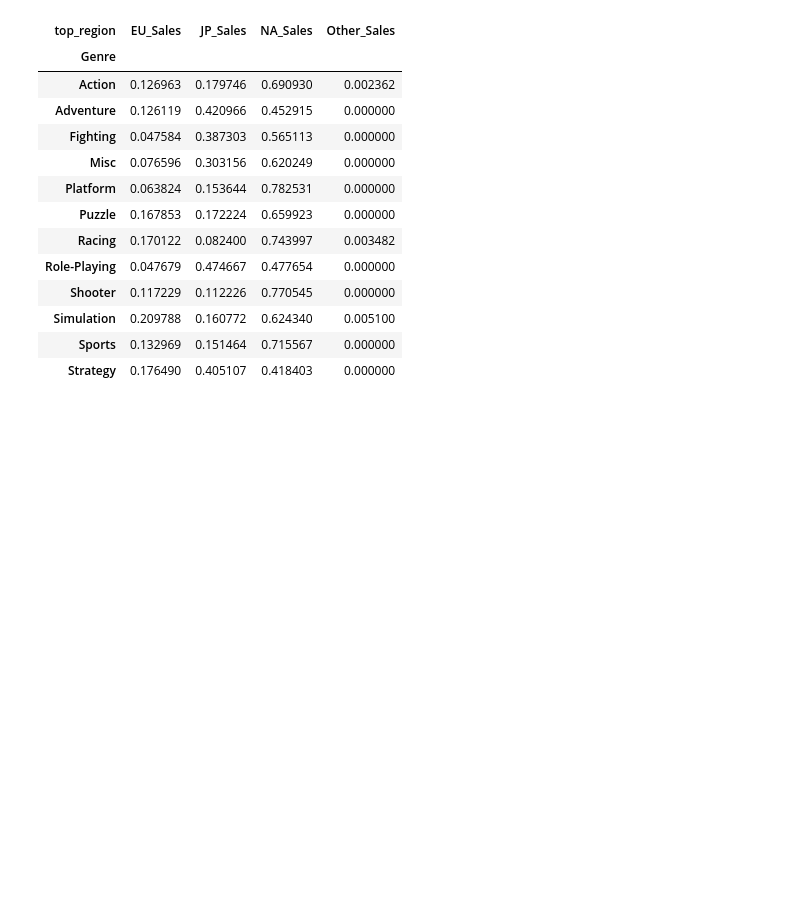
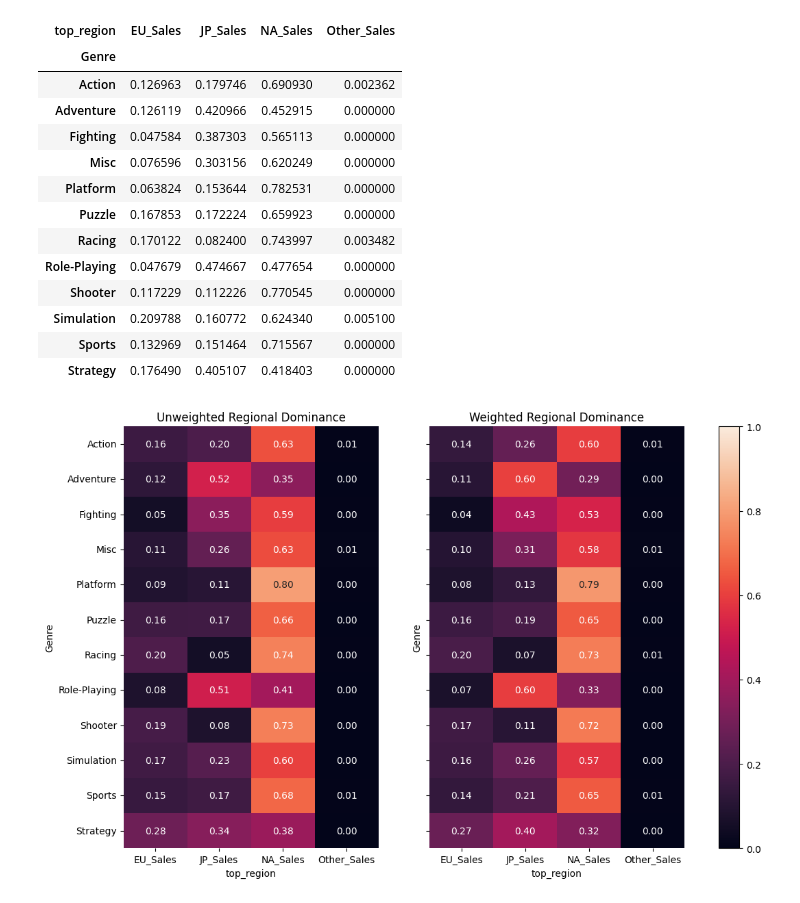
Before and after one commit to cafesmire/notebooks, a Jupyter notebook: video_game_sales/videogame_eda.ipynb, the cells around one changed output. Drawn from its saved outputs; the diff is of its cells as text; code cells hidden in the pictures; blank space fills up the shorter version.

Commit message:
Add heatmap plot of weighted/unweighted genre/area
Compare count-based vs share-weighted regional dominance by genre

```diff
--- a/video_game_sales/videogame_eda.ipynb
+++ b/video_game_sales/videogame_eda.ipynb
@@ -193,3 +150,16 @@ weighted_peak_distribution
 | Simulation | 0.209788 | 0.160772 | 0.624340 | 0.005100 |
 | Sports | 0.132969 | 0.151464 | 0.715567 | 0.000000 |
 | Strategy | 0.176490 | 0.405107 | 0.418403 | 0.000000 |
+# %%
+# Visualizations
+# Genre regional dominance
+fig, (ax1, ax2) = plt.subplots(ncols=2, sharey=True, figsize=(16,8))
+hm1 = sns.heatmap(genre_distribution_per_area, annot=True, ax=ax1, fmt=".2f", vmin=0, vmax=1, cbar=False)
+hm2 = sns.heatmap(genre_weighted, annot=True, ax=ax2, fmt='.2f', vmin=0, vmax=1, cbar=False)
+fig.colorbar(hm1.collections[0], ax=[ax1, ax2], fraction=0.3, pad=0.04)
+ax1.set_title('Unweighted Regional Dominance')
+ax2.set_title('Weighted Regional Dominance')
+
+plt.show()
+# %% [output]
+[figure, added]
```
Also changed, not shown: parts of 6 cells of this notebook.
